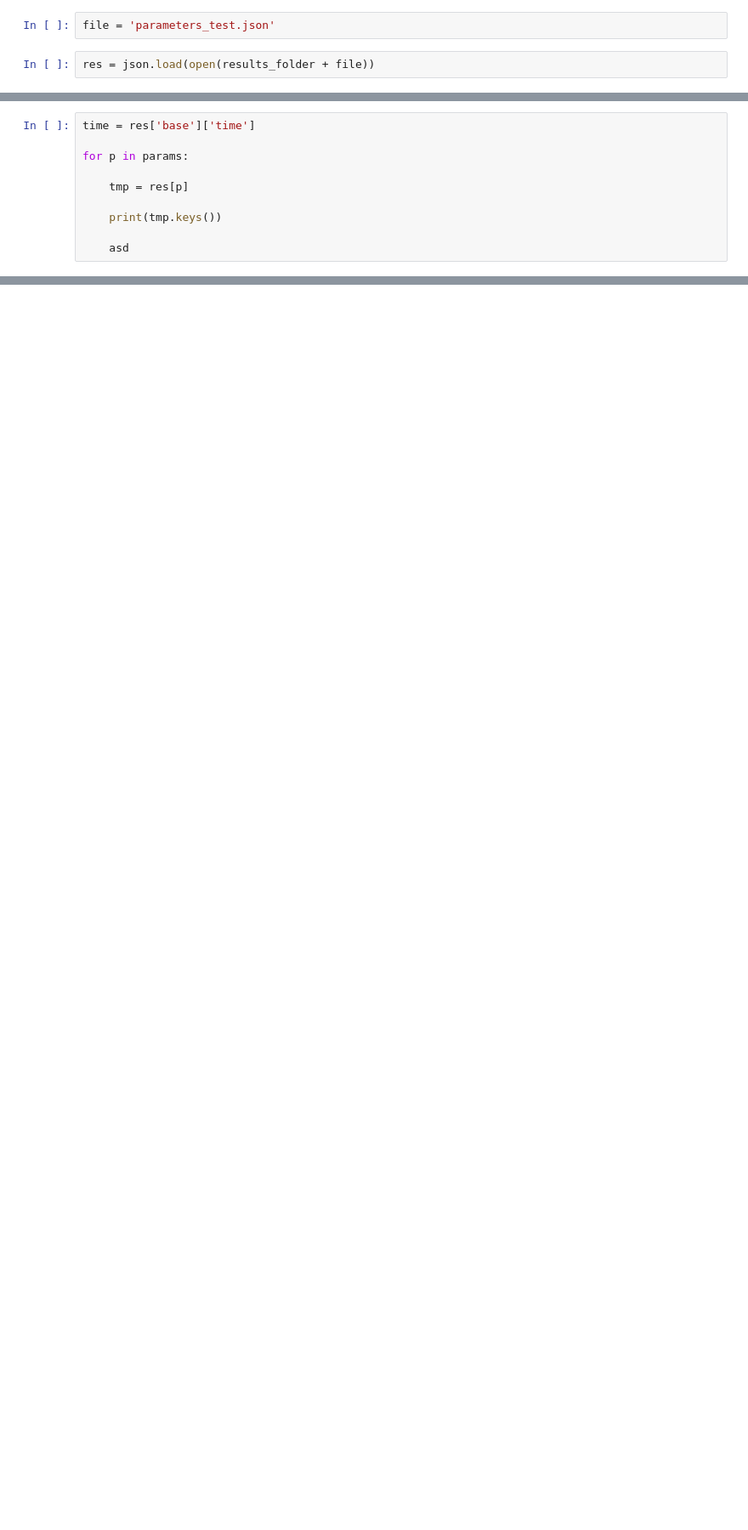
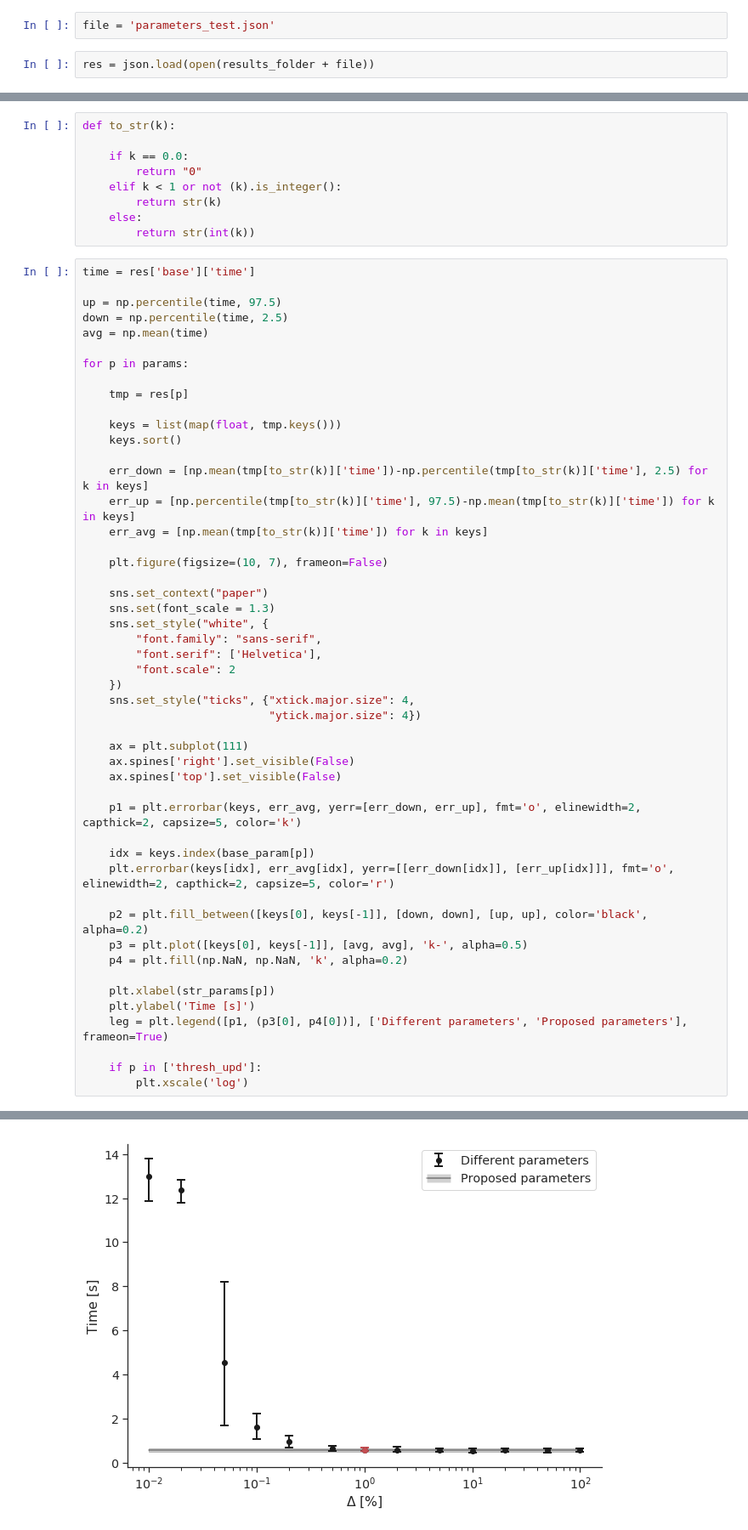
Before and after one commit to glederrey/HAMABS, a Jupyter notebook: code/notebooks/AMABS_Parameters.ipynb, the cells around one changed output, grey strips where cells are left out. Shown at 85% size. Saved outputs shown, nothing was run; the diff lists cells and outputs as text; blank space fills up the shorter version.

```diff
--- a/code/notebooks/AMABS_Parameters.ipynb
+++ b/code/notebooks/AMABS_Parameters.ipynb
@@ -33,10 +35,0 @@ str_params = {
-# %%
-time = res['base']['time']
-
-for p in params:
-
-    tmp = res[p]
-
-    print(tmp.keys())
-
-    asd
@@ -65,0 +36,59 @@ base
+# %%
+def to_str(k):
+
+    if k == 0.0:
+        return "0"
+    elif k < 1 or not (k).is_integer():
+        return str(k)
+    else:
+        return str(int(k))
+# %%
+time = res['base']['time']
+
+up = np.percentile(time, 97.5)
+down = np.percentile(time, 2.5)
+avg = np.mean(time)
+
+for p in params:
+
+    tmp = res[p]
+
+    keys = list(map(float, tmp.keys()))
+    keys.sort()
+
+    err_down = [np.mean(tmp[to_str(k)]['time'])-np.percentile(tmp[to_str(k)]['time'], 2.5) for k in keys]
+    err_up = [np.percentile(tmp[to_str(k)]['time'], 97.5)-np.mean(tmp[to_str(k)]['time']) for k in keys]
+    err_avg = [np.mean(tmp[to_str(k)]['time']) for k in keys]
+
+    plt.figure(figsize=(10, 7), frameon=False)
+
+    sns.set_context("paper")
+    sns.set(font_scale = 1.3)
+    sns.set_style("white", {
+        "font.family": "sans-serif",
+        "font.serif": ['Helvetica'],
+        "font.scale": 2
+    })
+    sns.set_style("ticks", {"xtick.major.size": 4,
+                            "ytick.major.size": 4})
+
+    ax = plt.subplot(111)
+    ax.spines['right'].set_visible(False)
+    ax.spines['top'].set_visible(False)
+
+    p1 = plt.errorbar(keys, err_avg, yerr=[err_down, err_up], fmt='o', elinewidth=2, capthick=2, capsize=5, color='k')
+
+    idx = keys.index(base_param[p])
+    plt.errorbar(keys[idx], err_avg[idx], yerr=[[err_down[idx]], [err_up[idx]]], fmt='o', elinewidth=2, capthick=2, capsize=5, color='r')
+
+    p2 = plt.fill_between([keys[0], keys[-1]], [down, down], [up, up], color='black', alpha=0.2)
+    p3 = plt.plot([keys[0], keys[-1]], [avg, avg], 'k-', alpha=0.5)
+    p4 = plt.fill(np.NaN, np.NaN, 'k', alpha=0.2)
+
+    plt.xlabel(str_params[p])
+    plt.ylabel('Time [s]')
+    leg = plt.legend([p1, (p3[0], p4[0])], ['Different parameters', 'Proposed parameters'], frameon=True)
+
+    if p in ['thresh_upd']:
+        plt.xscale('log')
+# %% [output]
@@ -65,0 +96 @@ base
+[figure, added]
```
Also changed, not shown: parts of 5 cells of this notebook, 4 other files.
